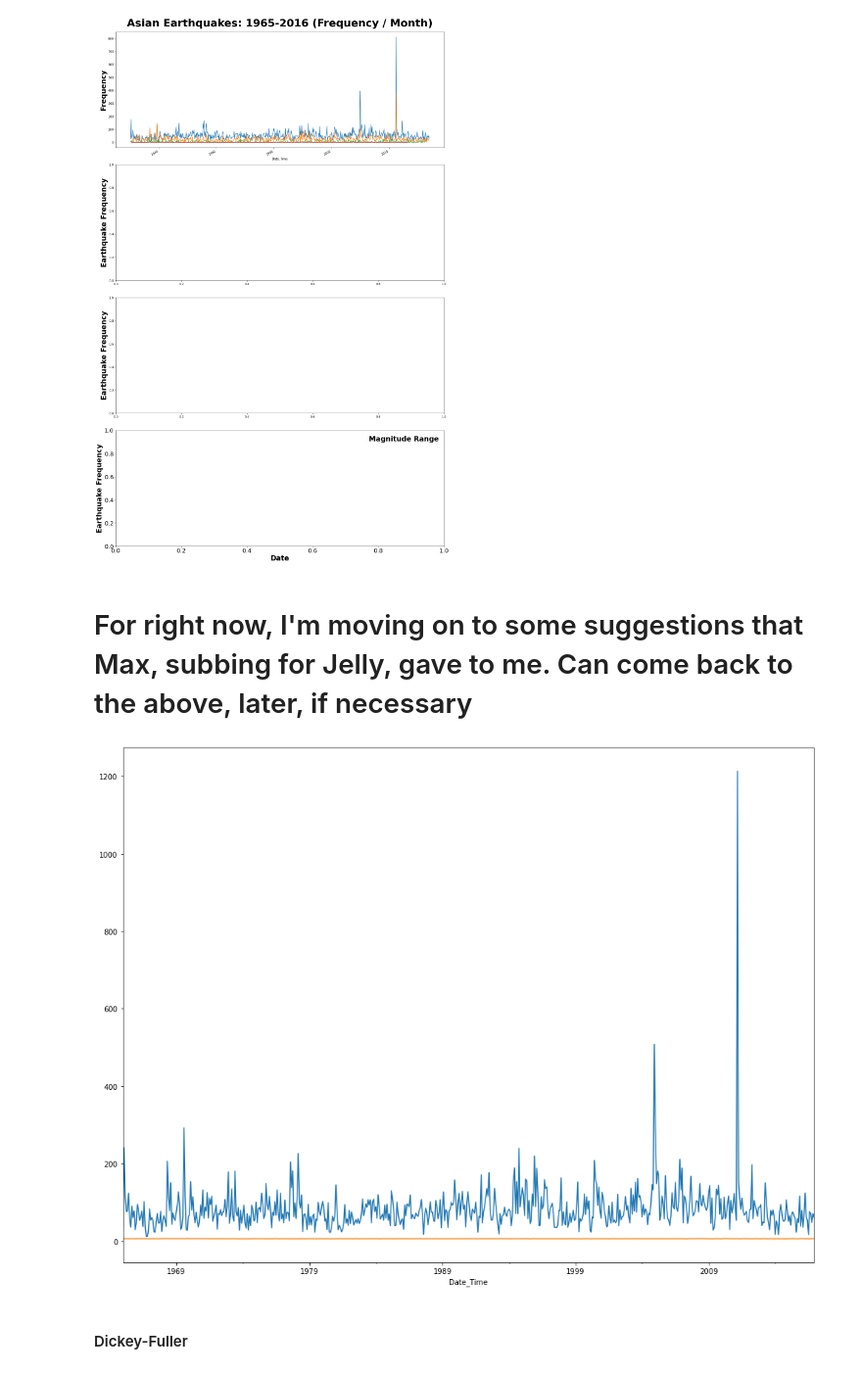
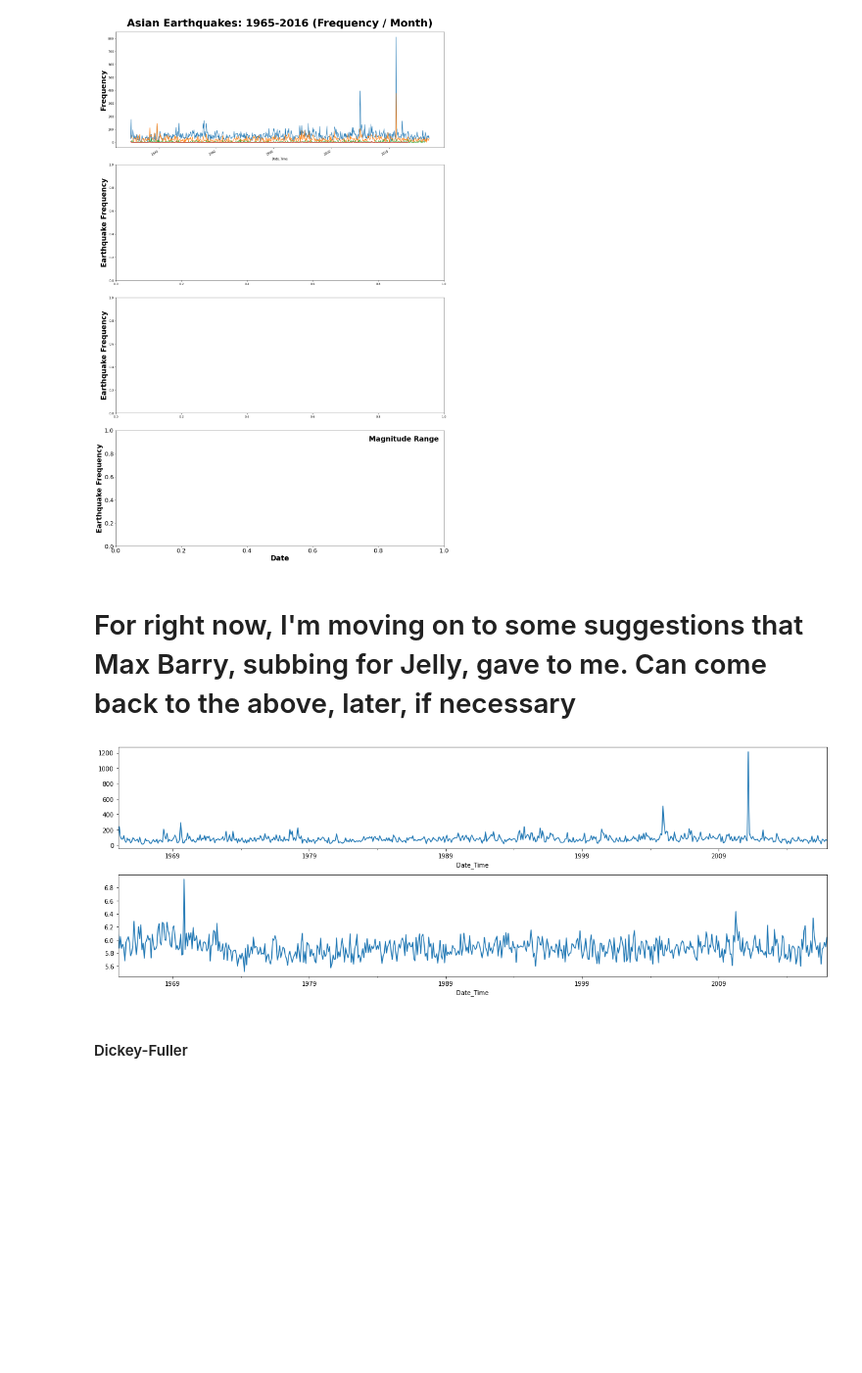
Before and after one commit to theobigdog/On-Shaky-Ground---Earthquakes-in-Asia, a Jupyter notebook: Flatiron Capstone - Earthquake Prediction.ipynb, the cells around one changed output. Shown at 98% size. Saved outputs shown, nothing was run; the diff lists cells and outputs as text; code cells hidden in the pictures; blank space fills up the shorter version.

```diff
--- a/Flatiron Capstone - Earthquake Prediction.ipynb
+++ b/Flatiron Capstone - Earthquake Prediction.ipynb
@@ -786,7 +779,7 @@ weekly_mag4.plot(ax = ax);
 ''
 [figure]
 # %% [markdown]
-# For right now, I'm moving on to some suggestions that Max, subbing for Jelly, gave to me.  Can come back to the above, later, if necessary
+# For right now, I'm moving on to some suggestions that Max Barry, subbing for Jelly, gave to me.  Can come back to the above, later, if necessary
 # %%
 # Going to look at all points together, instead of binning the magnitude ranges, per Max
 
@@ -800,12 +793,14 @@ monthly_sum_asian = asian_ts.resample('M').sum()
 
 monthly_mean_asian = asian_ts.resample('M').mean()
 # %%
-fig, ax = plt.subplots(figsize=(17,13))
+fig, axs = plt.subplots(2, 1, figsize=(17,6), tight_layout=True)
 
-monthly_sum_asian.plot(ax=ax);
+ax = axs[0]
+monthly_sum_asian.plot(ax=ax)
+ax=axs[1]
 monthly_mean_asian.plot(ax=ax);
 # %% [output]
-[figure, old version]
+[figure, new version]
 # %% [markdown]
 #### Dickey-Fuller
 # %%
```
Also changed, not shown: parts of 44 cells of this notebook.
